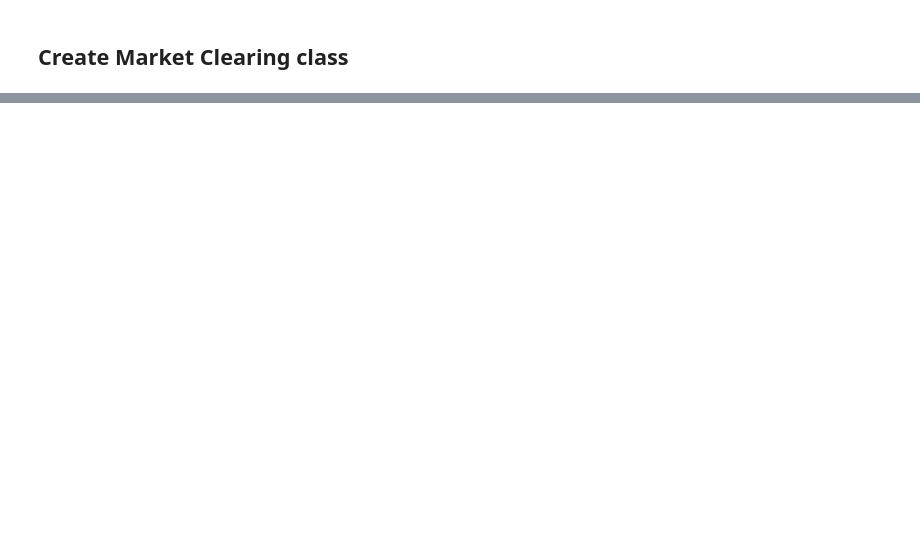
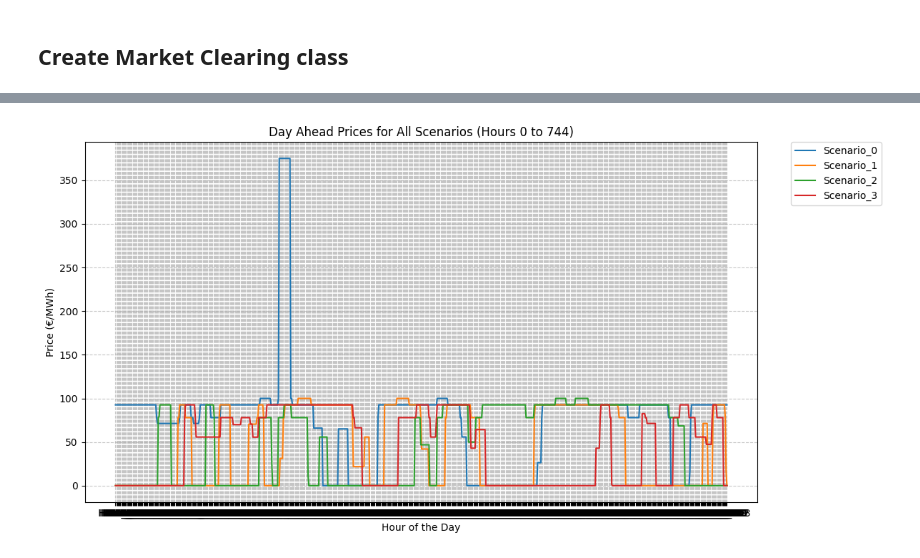
Before and after one commit to bioapfelsaft123/MasterThesis, a Jupyter notebook: SampleSystem.ipynb, the cells around one changed output, grey strips where cells are left out. Cells and saved outputs as stored; diff of their text form; code cells hidden in the pictures; blank space fills up the shorter version.

```diff
--- a/SampleSystem.ipynb
+++ b/SampleSystem.ipynb
@@ -387,0 +502,27 @@ Objective value:  11040212296.033184
+# %%
+import matplotlib.pyplot as plt
+
+# Choose the hour range to plot
+start_hour = 0
+end_hour = 24*31
+
+# Extract the Day Ahead Prices DataFrame
+prices_data = DayAheadProblem.res.DA_Prices.iloc[start_hour:end_hour]
+
+# Plot settings
+plt.figure(figsize=(12, 6))
+
+# Plot each scenario with a different color
+for scenario in prices_data.columns:
+    plt.plot(prices_data.index, prices_data[scenario], label=scenario)
+
+# Plot formatting
+plt.title(f"Day Ahead Prices for All Scenarios (Hours {start_hour} to {end_hour})")
+plt.xlabel("Hour of the Day")
+plt.ylabel("Price (€/MWh)")
+plt.legend(bbox_to_anchor=(1.05, 1), loc='upper left', borderaxespad=0.)
+plt.grid(True, linestyle='--', alpha=0.7)
+plt.tight_layout()
+plt.show()
+# %% [output]
+[figure, added]
```
Also changed, not shown: parts of 8 cells of this notebook, 36 other files.
